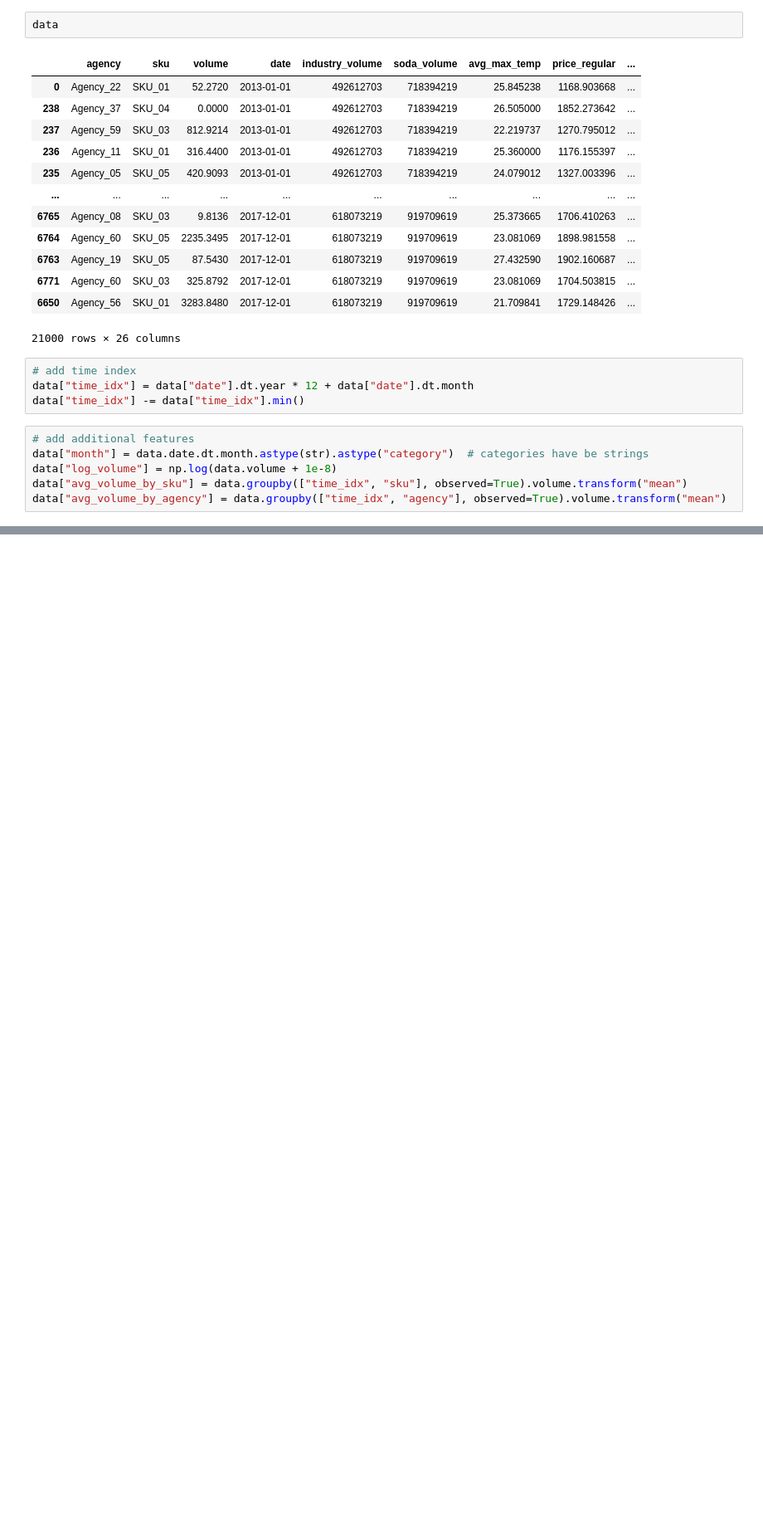
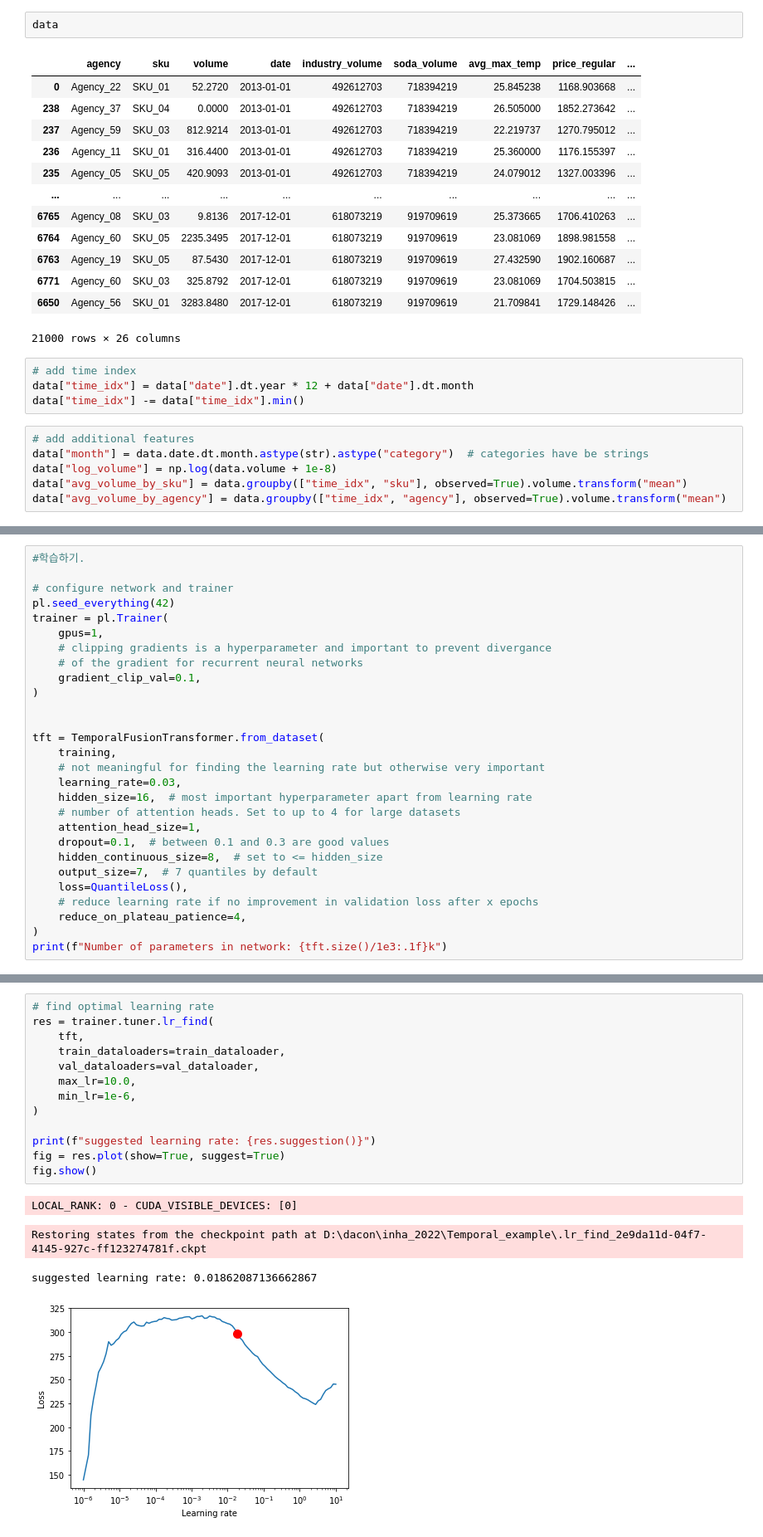
Before and after one commit to bub3690/dacon_study, a Jupyter notebook: inha_2022/Temporal_example/example.ipynb, the cells around one changed output, grey strips where cells are left out. Shown at 83% size. Cells and saved outputs as stored; diff of their text form; blank space fills up the shorter version.

```diff
--- a/inha_2022/Temporal_example/example.ipynb
+++ b/inha_2022/Temporal_example/example.ipynb
@@ -103,0 +287,28 @@ data.describe()
+# %%
+#학습하기.
+
+# configure network and trainer
+pl.seed_everything(42)
+trainer = pl.Trainer(
+    gpus=1,
+    # clipping gradients is a hyperparameter and important to prevent divergance
+    # of the gradient for recurrent neural networks
+    gradient_clip_val=0.1,
+)
+
+
+tft = TemporalFusionTransformer.from_dataset(
+    training,
+    # not meaningful for finding the learning rate but otherwise very important
+    learning_rate=0.03,
+    hidden_size=16,  # most important hyperparameter apart from learning rate
+    # number of attention heads. Set to up to 4 for large datasets
+    attention_head_size=1,
+    dropout=0.1,  # between 0.1 and 0.3 are good values
+    hidden_continuous_size=8,  # set to <= hidden_size
+    output_size=7,  # 7 quantiles by default
+    loss=QuantileLoss(),
+    # reduce learning rate if no improvement in validation loss after x epochs
+    reduce_on_plateau_patience=4,
+)
+print(f"Number of parameters in network: {tft.size()/1e3:.1f}k")
@@ -103,0 +339,18 @@ data.describe()
+# %%
+# find optimal learning rate
+res = trainer.tuner.lr_find(
+    tft,
+    train_dataloaders=train_dataloader,
+    val_dataloaders=val_dataloader,
+    max_lr=10.0,
+    min_lr=1e-6,
+)
+
+print(f"suggested learning rate: {res.suggestion()}")
+fig = res.plot(show=True, suggest=True)
+fig.show()
+# %% [output]
+LOCAL_RANK: 0 - CUDA_VISIBLE_DEVICES: [0]
+Restoring states from the checkpoint path at D:\dacon\inha_2022\Temporal_example\.lr_find_2e9da11d-04f7-4145-927c-ff123274781f.ckpt
+suggested learning rate: 0.01862087136662867
+[figure, added]
```
Also changed, not shown: parts of 25 cells of this notebook, 4 other files.
